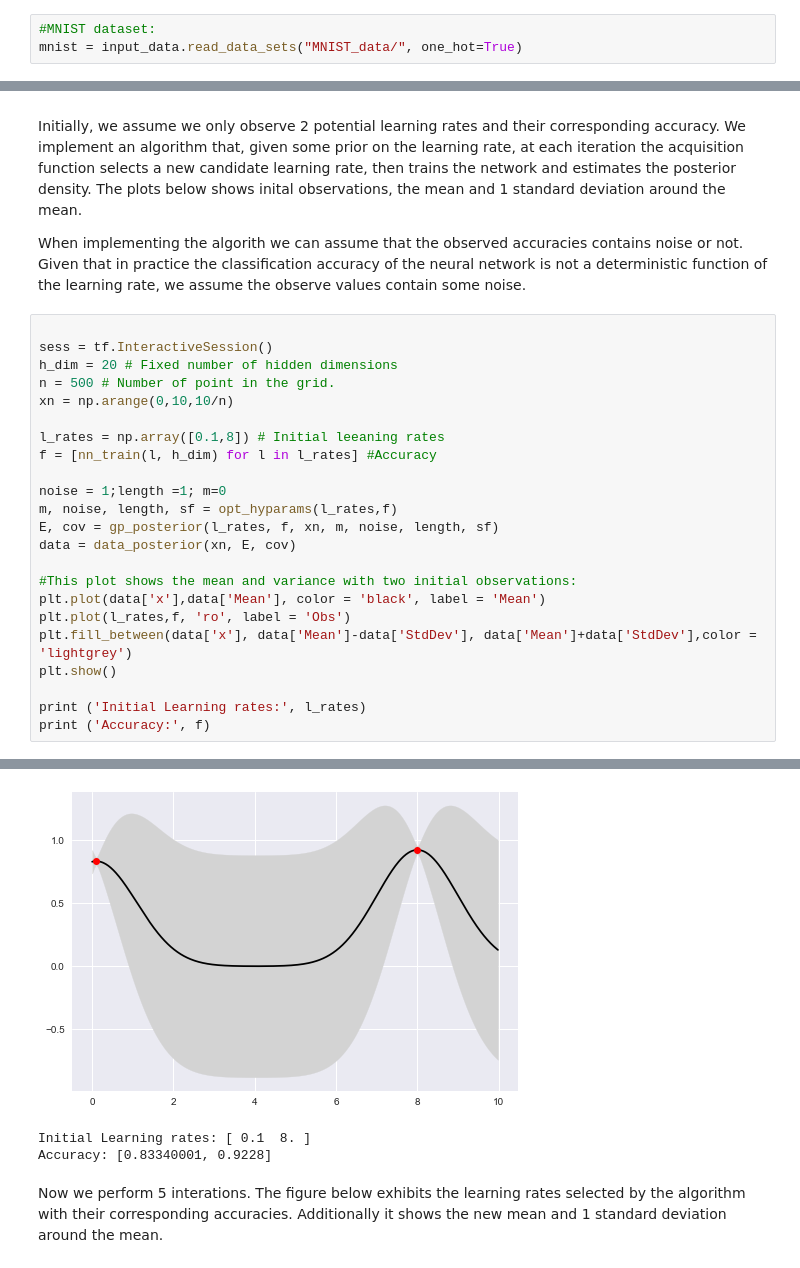
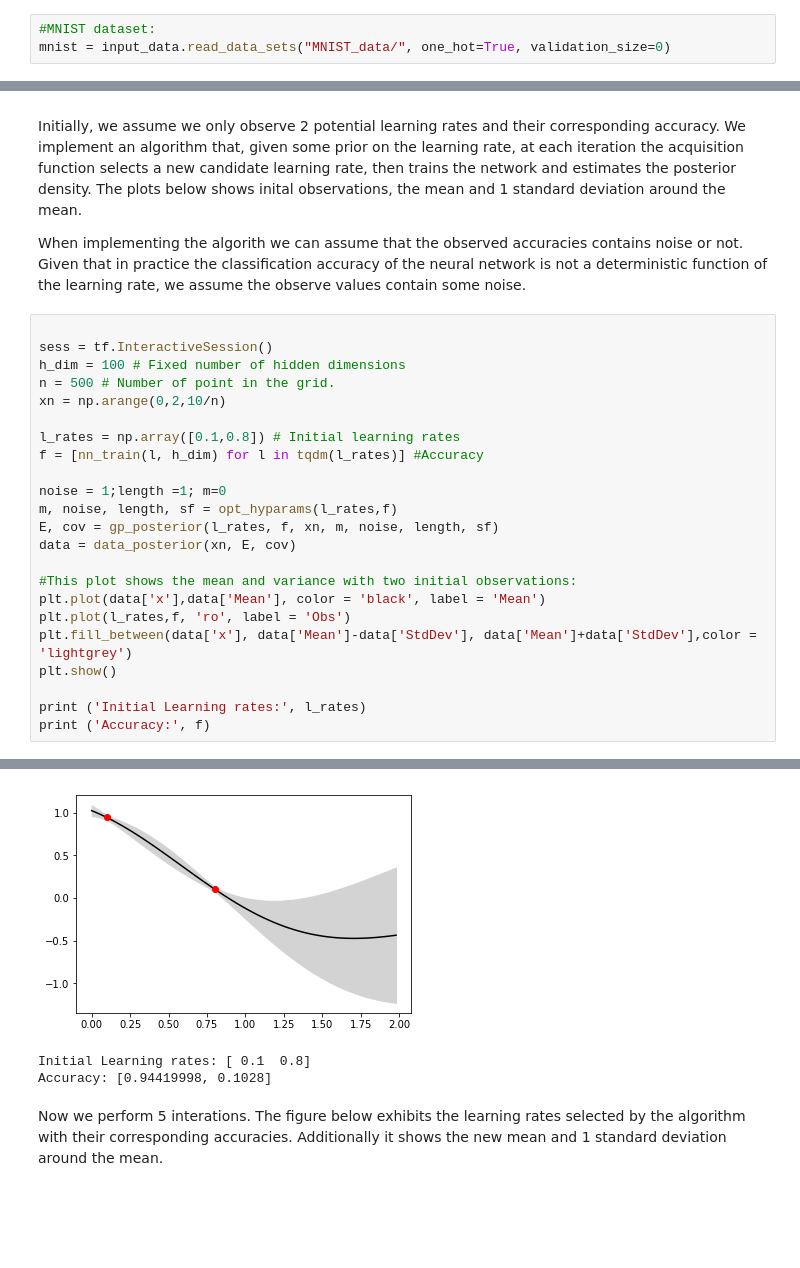
Before and after one commit to alohia/bayesopt, a Jupyter notebook: project.ipynb, the cells around one changed output, grey strips where cells are left out. Drawn from its saved outputs; the diff is of its cells as text; blank space fills up the shorter version.

Commit message:
add decaying learning rate

```diff
--- a/project.ipynb
+++ b/project.ipynb
@@ -91,7 +92,7 @@ def data_posterior(x, E, cov):
 Our goal is to perform classification on the MNIST dataset. To do so, we build a neural network with one hidden layer and a fixed number of hidden units. We divide the dataset in training and test sample. We define a function that trains the network as a function of the learning rate and returns a measure of accuracy estimated using the test sample. The accuracy corresponds the number of correctly classified observations divided by the total number of observations within the test sample.
 # %%
 #MNIST dataset:
-mnist = input_data.read_data_sets("MNIST_data/", one_hot=True)
+mnist = input_data.read_data_sets("MNIST_data/", one_hot=True, validation_size=0)
 # %% [output]
 Extracting MNIST_data/train-images-idx3-ubyte.gz
 Extracting MNIST_data/train-labels-idx1-ubyte.gz
@@ -164,12 +217,12 @@ When implementing the algorith we can assume that the observed accuracies contai
 # %%
 
 sess = tf.InteractiveSession()
-h_dim = 20 # Fixed number of hidden dimensions
+h_dim = 100 # Fixed number of hidden dimensions
 n = 500 # Number of point in the grid.
-xn = np.arange(0,10,10/n)
+xn = np.arange(0,2,10/n)
 
-l_rates = np.array([0.1,8]) # Initial leeaning rates
-f = [nn_train(l, h_dim) for l in l_rates] #Accuracy
+l_rates = np.array([0.1,0.8]) # Initial learning rates
+f = [nn_train(l, h_dim) for l in tqdm(l_rates)] #Accuracy
 
 noise = 1;length =1; m=0
 m, noise, length, sf = opt_hyparams(l_rates,f)
@@ -188,6 +276,6 @@ print ('Accuracy:', f)
-[figure, old version]
+[figure, new version]
-Initial Learning rates: [ 0.1  8. ]
-Accuracy: [0.83340001, 0.9228]
+Initial Learning rates: [ 0.1  0.8]
+Accuracy: [0.94419998, 0.1028]
 # %% [markdown]
 Now we perform 5 interations. The figure below exhibits the learning rates selected by the algorithm with their corresponding accuracies. Additionally it shows the new mean and 1 standard deviation around the mean.
 # %%
```
Also changed, not shown: parts of 6 cells of this notebook, 1 other file.
